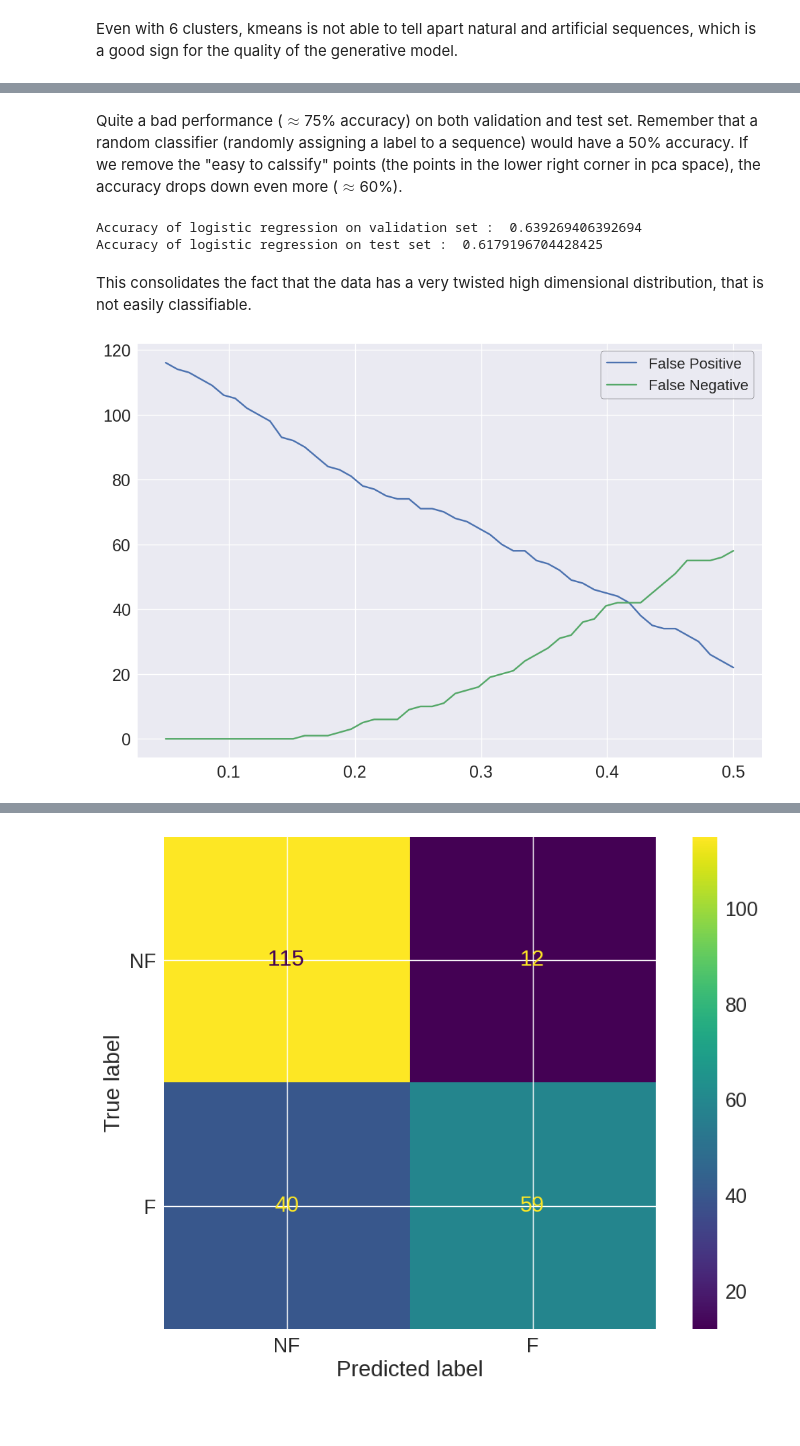
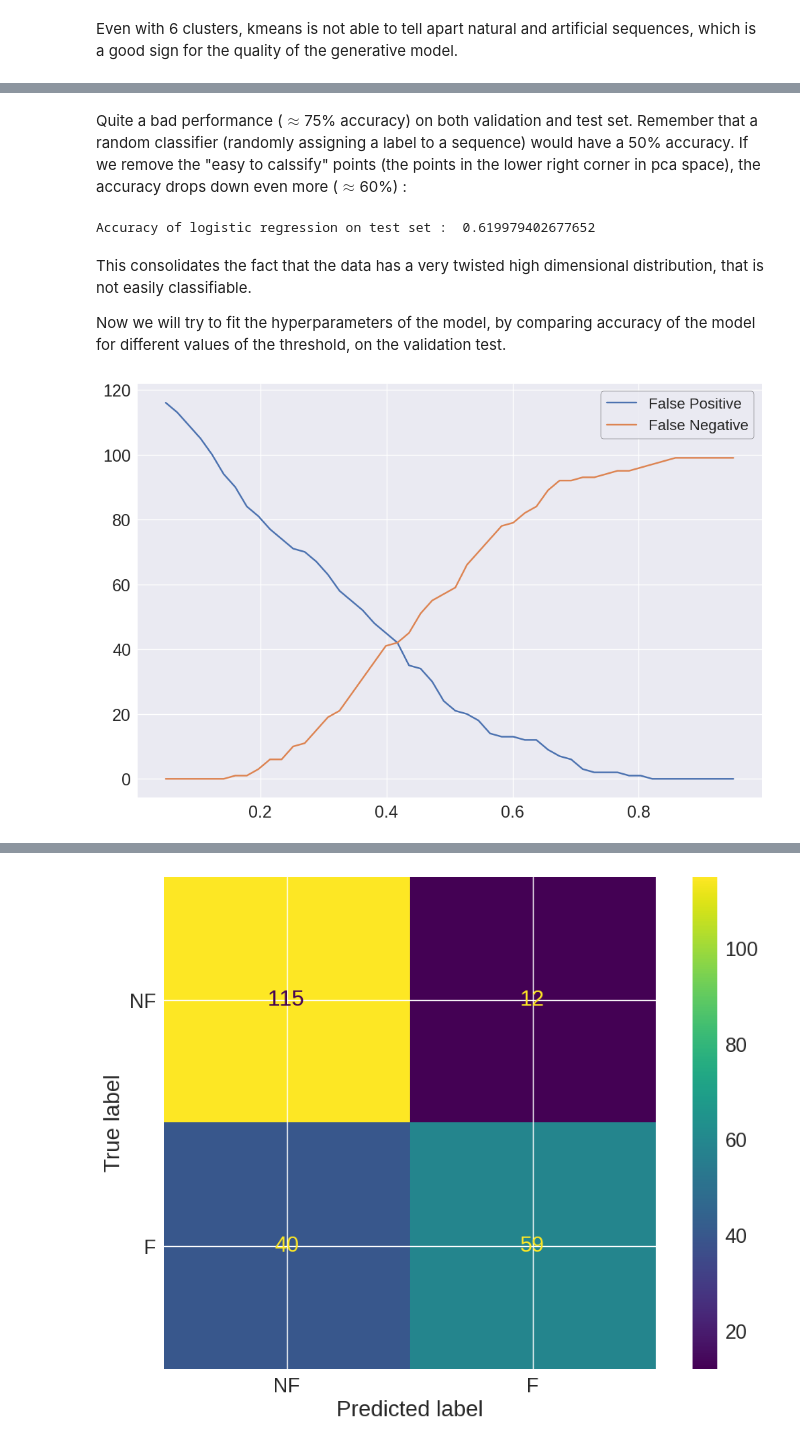
Before and after one commit to vicdlp/CS_project, a Jupyter notebook: CS_project.ipynb, the cells around one changed output, grey strips where cells are left out. Drawn from its saved outputs; the diff is of its cells as text; code cells hidden in the pictures; blank space fills up the shorter version.

```diff
--- a/CS_project.ipynb
+++ b/CS_project.ipynb
@@ -387,11 +359,17 @@ from sklearn.model_selection import train_test_split
 from sklearn.linear_model import LogisticRegression
 from sklearn.metrics import confusion_matrix, ConfusionMatrixDisplay
 
+
+# Splitting the natural data into training and validation set
 X_train, X_val, y_train, y_val = train_test_split(X_nat, y_nat, test_size=0.2, random_state=1)
-log_reg = LogisticRegression()
+
+# Loistic regression
+log_reg = LogisticRegression(penalty = 'l1', solver = 'liblinear') # with LASSO regularization
 log_reg.fit(X_train, y_train)
 y_pred = log_reg.predict(X_val)
 
+
+# Confusion matrix on the validation set
 cm = confusion_matrix(y_val, y_pred)
 disp = ConfusionMatrixDisplay(confusion_matrix=cm, display_labels = ["NF","F"])
 disp.plot()
@@ -406,6 +384,7 @@ Accuracy of Logistic regression on test set :  0.7577268195413759
 # %% [markdown]
-Quite a bad performance ($\approx$75% accuracy) on both validation and test set. Remember that a random classifier (randomly assigning a label to a sequence) would have a 50% accuracy. If we remove the "easy to calssify" points (the points in the lower right corner in pca space), the accuracy drops down even more ($\approx$60%).
+Quite a bad performance ($\approx$75% accuracy) on both validation and test set. Remember that a random classifier (randomly assigning a label to a sequence) would have a 50% accuracy. If we remove the "easy to calssify" points (the points in the lower right corner in pca space), the accuracy drops down even more ($\approx$60%) :
 # %%
+# Selecting the main blob in PCA space
 X_nat_pca = pca.transform(X_nat)
 X_nat_main = pca.inverse_transform(X_nat_pca[X_nat_pca[:,0] < 20])
 X_art_pca = pca.transform(X_art)
@@ -421,41 +400,45 @@ for i in range(len(y_art)):
   if X_art_pca[i,0] < 20:
     y_art_main = np.append(y_art_main, y_art[i])
 
-X_train_main, X_val_main, y_train_main, y_val_main = train_test_split(X_nat_main, y_nat_main, test_size=0.2, random_state=1)
-log_reg = LogisticRegression()
-log_reg.fit(X_train_main, y_train_main)
-print('Accuracy of logistic regression on validation set : ', log_reg.score(X_val_main, y_val_main))
+
+# Training on the main blob
+# X_train_main, X_val_main, y_train_main, y_val_main = train_test_split(X_nat_main, y_nat_main, test_size=0.2, random_state=1)
+log_reg = LogisticRegression(penalty = 'l1', solver = 'liblinear')
+log_reg.fit(X_nat_main, y_nat_main)
+
+# Testing on the main blob of
 print('Accuracy of logistic regression on test set : ', log_reg.score(X_art_main, y_art_main))
 # %% [output]
-Accuracy of logistic regression on validation set :  0.639269406392694
-Accuracy of logistic regression on test set :  0.6179196704428425
+Accuracy of logistic regression on test set :  0.619979402677652
 # %% [markdown]
 This consolidates the fact that the data has a very twisted high dimensional distribution, that is not easily classifiable.
+
+Now we will try to fit the hyperparameters of the model, by comparing accuracy of the model for different values of the threshold, on the validation test.
 # %%
-prob = log_reg.predict_proba(X_val)
+prob = log_reg.predict_proba(X_val) # Probabilities of each data point in the validation set
 
-FP = np.zeros(0)
-FN = np.zeros(0)
+FP = np.zeros(0) # False positives
+FN = np.zeros(0) # False negatives
 
-T = np.linspace(0.05,0.5)
+T = np.linspace(0.05,0.95) # Varying the threshold
 
 for threshold in T:
 
   y_treshold = np.zeros(X_val.shape[0])
 
   for i in range(len(y_treshold)):
     if prob[i,1] > threshold:
       y_treshold[i] = 1
     else:
       y_treshold[i] = 0
 
   cm = confusion_matrix(y_val, y_treshold)
   FP = np.append(FP, cm[0,1])
   FN = np.append(FN, cm[1,0])
 
 plt.plot(T, FP, label = "False Positive")
 plt.plot(T, FN, label = "False Negative")
 plt.legend()
 plt.show()
 # %% [output]
-[figure, old version]
+[figure, new version]
```
Also changed, not shown: parts of 19 cells of this notebook.
